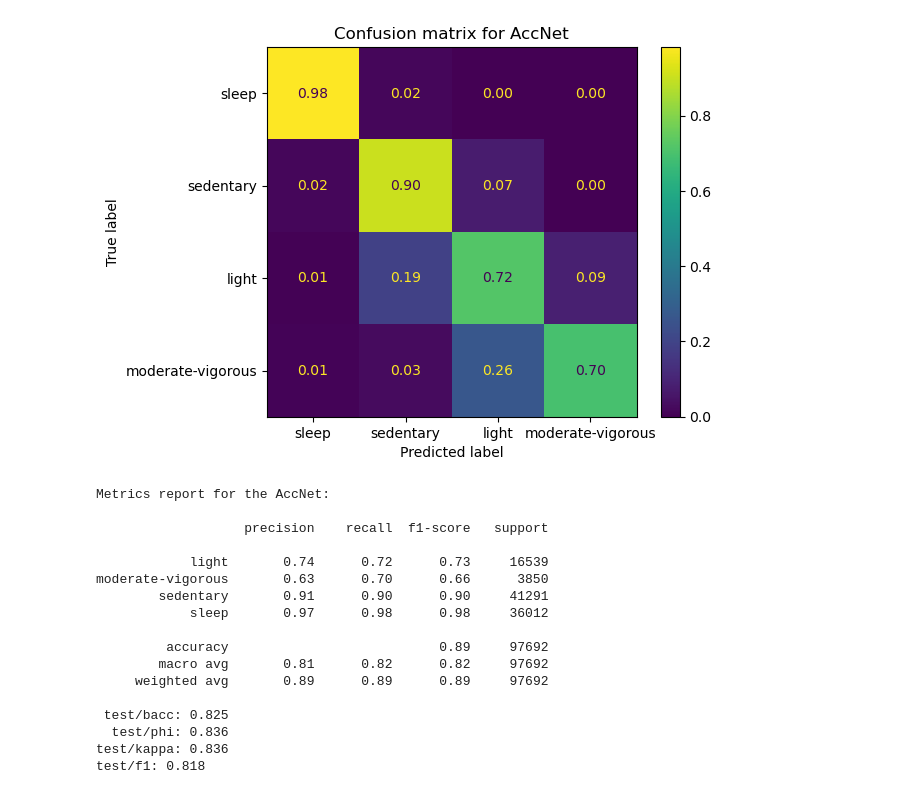
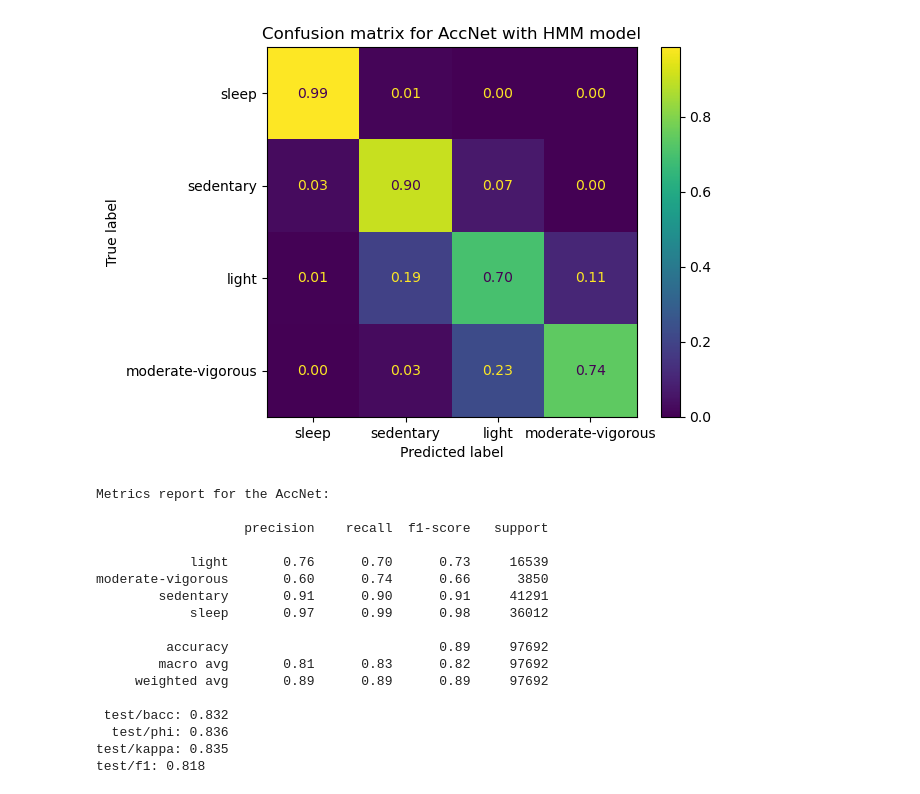
Before and after one commit to finlayscheib/capture24, a Jupyter notebook: HMM.ipynb, the cells around one changed output. Drawn from its saved outputs; the diff is of its cells as text; code cells hidden in the pictures.

```diff
--- a/HMM.ipynb
+++ b/HMM.ipynb
@@ -7,40 +96,40 @@ import matplotlib.pyplot as plt
 # %%
 PAorder = ['sleep', 'sedentary','light','moderate-vigorous']
 
-pred = pd.read_csv("final_pred_test_smoothed.csv")
-ConfusionMatrixDisplay.from_predictions( pred['true_labels'], pred['model_preds'], labels=PAorder,
+pred = df
+ConfusionMatrixDisplay.from_predictions( pred['true_labels'], pred['hmm_smoothed'], labels=PAorder,
                                          normalize = 'true', values_format = '.2f')
-plt.title('Confusion matrix for AccNet')
+plt.title('Confusion matrix for AccNet with HMM model')
 plt.show()
 print('Metrics report for the AccNet: \n')
-report = classification_report( pred['true_labels'], pred['model_preds'], digits=2)
+report = classification_report( pred['true_labels'], pred['hmm_smoothed'], digits=2)
 print(report)
 
-bacc = balanced_accuracy_score( pred['true_labels'], pred['model_preds'])
-kappa = cohen_kappa_score( pred['true_labels'], pred['model_preds'])
-phi = matthews_corrcoef(pred['true_labels'], pred['model_preds'])
-f1 = f1_score(pred['true_labels'], pred['model_preds'], average = 'macro')
+bacc = balanced_accuracy_score( pred['true_labels'], pred['hmm_smoothed'])
+kappa = cohen_kappa_score( pred['true_labels'], pred['hmm_smoothed'])
+phi = matthews_corrcoef(pred['true_labels'], pred['hmm_smoothed'])
+f1 = f1_score(pred['true_labels'], pred['hmm_smoothed'], average = 'macro')
 
 print(f" test/bacc: {bacc:.3f}")
 print(f"  test/phi: {phi:.3f}")
 print(f"test/kappa: {kappa:.3f}")
 print(f"test/f1: {f1:.3f}")
 # %% [output]
-[figure, old version]
+[figure, new version]
 Metrics report for the AccNet:
 
                    precision    recall  f1-score   support
 
-            light       0.74      0.72      0.73     16539
-moderate-vigorous       0.63      0.70      0.66      3850
-        sedentary       0.91      0.90      0.90     41291
-            sleep       0.97      0.98      0.98     36012
+            light       0.76      0.70      0.73     16539
+moderate-vigorous       0.60      0.74      0.66      3850
+        sedentary       0.91      0.90      0.91     41291
+            sleep       0.97      0.99      0.98     36012
 
          accuracy                           0.89     97692
-        macro avg       0.81      0.82      0.82     97692
+        macro avg       0.81      0.83      0.82     97692
      weighted avg       0.89      0.89      0.89     97692
 
- test/bacc: 0.825
+ test/bacc: 0.832
   test/phi: 0.836
-test/kappa: 0.836
+test/kappa: 0.835
 test/f1: 0.818
```
Also changed, not shown: parts of 4 cells of this notebook, 3 other files.
